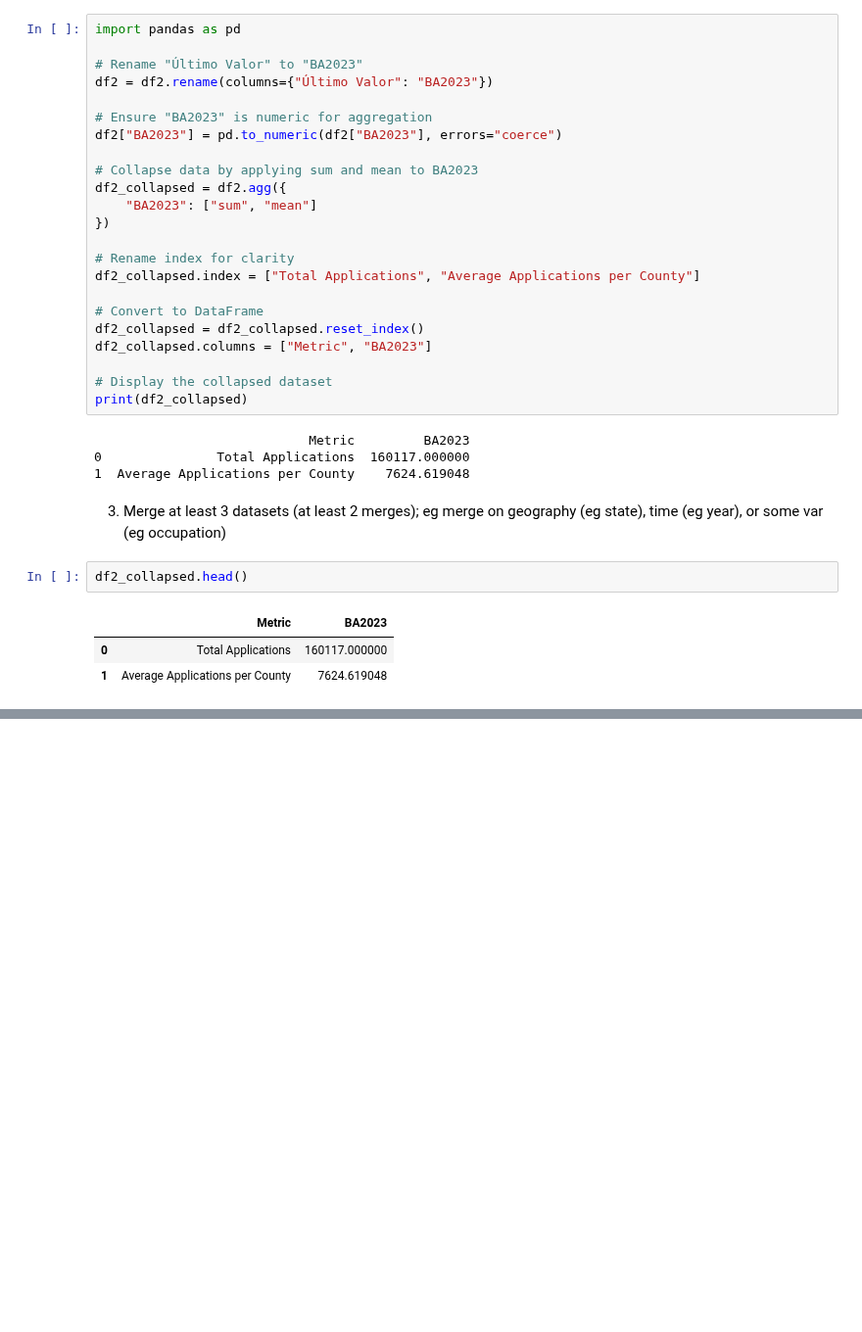
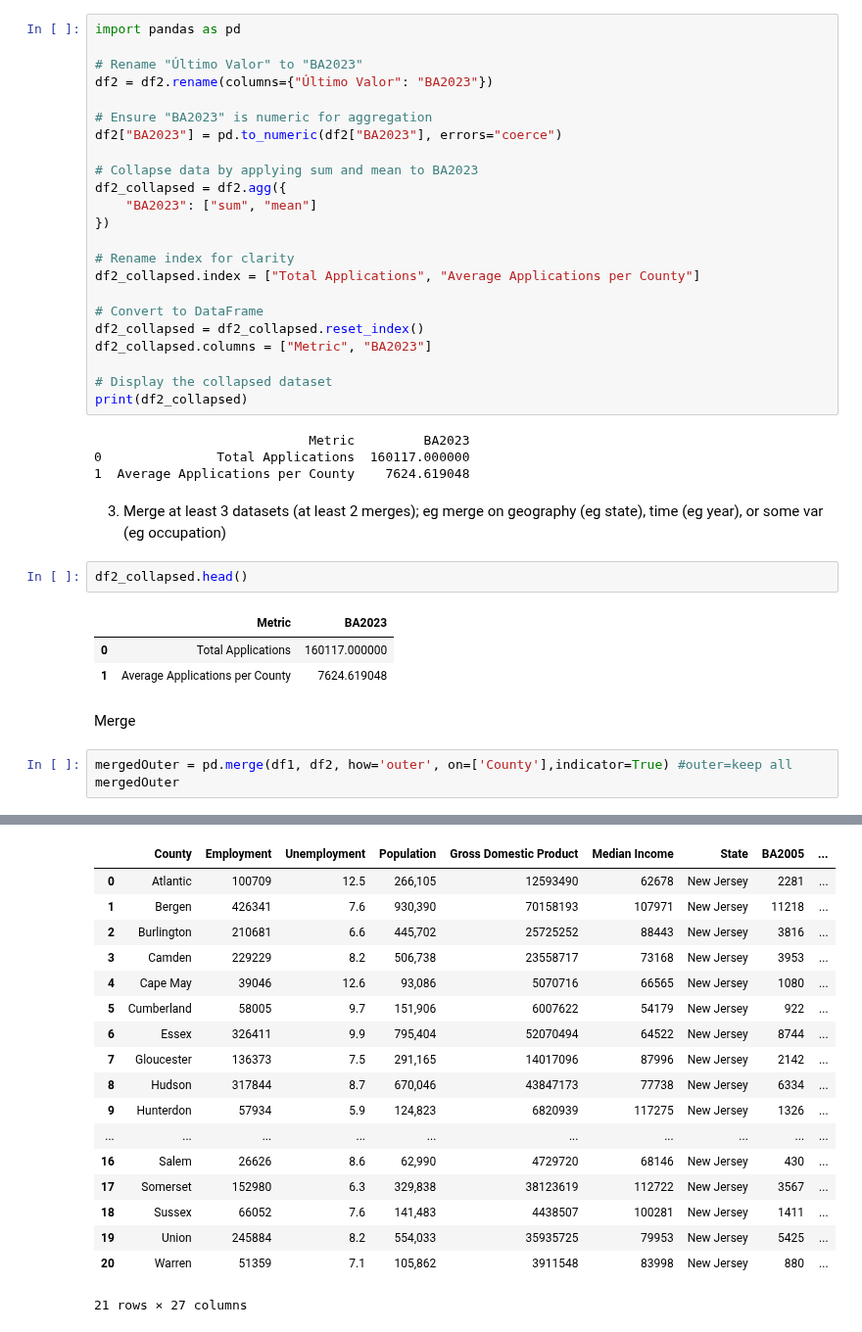
Before and after one commit to shirleyrutgers/DataVis, a Jupyter notebook: PS1.ipynb, the cells around one changed output, grey strips where cells are left out. Shown at 98% size. Cells and saved outputs as stored; diff of their text form; blank space fills up the shorter version.

```diff
--- a/PS1.ipynb
+++ b/PS1.ipynb
@@ -490,3 +490,9 @@ df2_collapsed.head()
 |  | Metric | BA2023 |
 | 0 | Total Applications | 160117.000000 |
 | 1 | Average Applications per County | 7624.619048 |
+# %% [markdown]
+Merge
+# %%
+mergedOuter = pd.merge(df1, df2, how='outer', on=['County'],indicator=True) #outer=keep all
+mergedOuter
+# %% [output]
@@ -492,0 +500,18 @@ df2_collapsed.head()
+|  | County | Employment | Unemployment | Population | Gross Domestic Product | Median Income | State | BA2005 | ... |
+| 0 | Atlantic | 100709 | 12.5 | 266,105 | 12593490 | 62678 | New Jersey | 2281 | ... |
+| 1 | Bergen | 426341 | 7.6 | 930,390 | 70158193 | 107971 | New Jersey | 11218 | ... |
+| 2 | Burlington | 210681 | 6.6 | 445,702 | 25725252 | 88443 | New Jersey | 3816 | ... |
+| 3 | Camden | 229229 | 8.2 | 506,738 | 23558717 | 73168 | New Jersey | 3953 | ... |
+| 4 | Cape May | 39046 | 12.6 | 93,086 | 5070716 | 66565 | New Jersey | 1080 | ... |
+| 5 | Cumberland | 58005 | 9.7 | 151,906 | 6007622 | 54179 | New Jersey | 922 | ... |
+| 6 | Essex | 326411 | 9.9 | 795,404 | 52070494 | 64522 | New Jersey | 8744 | ... |
+| 7 | Gloucester | 136373 | 7.5 | 291,165 | 14017096 | 87996 | New Jersey | 2142 | ... |
+| 8 | Hudson | 317844 | 8.7 | 670,046 | 43847173 | 77738 | New Jersey | 6334 | ... |
+| 9 | Hunterdon | 57934 | 5.9 | 124,823 | 6820939 | 117275 | New Jersey | 1326 | ... |
+| ... | ... | ... | ... | ... | ... | ... | ... | ... | ... |
+| 16 | Salem | 26626 | 8.6 | 62,990 | 4729720 | 68146 | New Jersey | 430 | ... |
+| 17 | Somerset | 152980 | 6.3 | 329,838 | 38123619 | 112722 | New Jersey | 3567 | ... |
+| 18 | Sussex | 66052 | 7.6 | 141,483 | 4438507 | 100281 | New Jersey | 1411 | ... |
+| 19 | Union | 245884 | 8.2 | 554,033 | 35935725 | 79953 | New Jersey | 5425 | ... |
+| 20 | Warren | 51359 | 7.1 | 105,862 | 3911548 | 83998 | New Jersey | 880 | ... |
+21 rows × 27 columns
```
Also changed, not shown: parts of 5 cells of this notebook.
